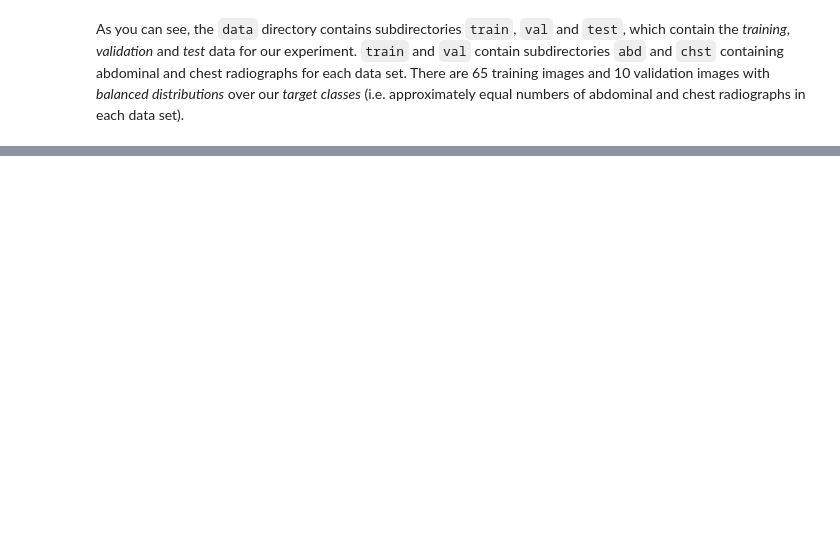
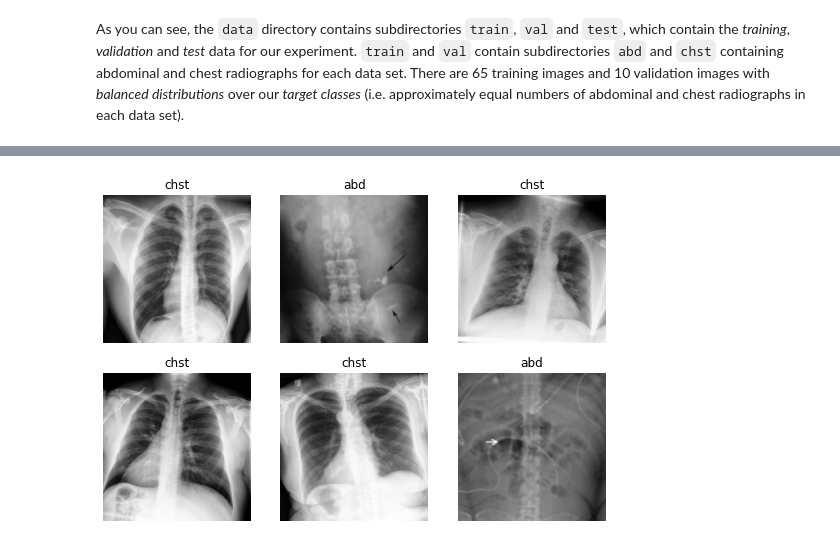
Before and after one commit to wfwiggins/RSNA-Image-AI-2020, a Jupyter notebook: RSNA20_Image_Classification.ipynb, the cells around one changed output, grey strips where cells are left out. Drawn from its saved outputs; the diff is of its cells as text; code cells hidden in the pictures; blank space fills up the shorter version.

```diff
--- a/RSNA20_Image_Classification.ipynb
+++ b/RSNA20_Image_Classification.ipynb
@@ -428,0 +65,7 @@ Michael Rosenthal, MD, PhD<sup>1,5</sup>
+# %%
+#@title Load the image data into DataLoaders
+
+dls = ImageDataLoaders.from_folder(path, valid='val', seed=42, item_tfms=Resize(460), batch_tfms=aug_transforms(size=224, min_scale=0.75), bs=16)
+dls.show_batch(max_n=6)
+# %% [output]
+[figure, added]
```
Also changed, not shown: parts of 39 cells of this notebook.
